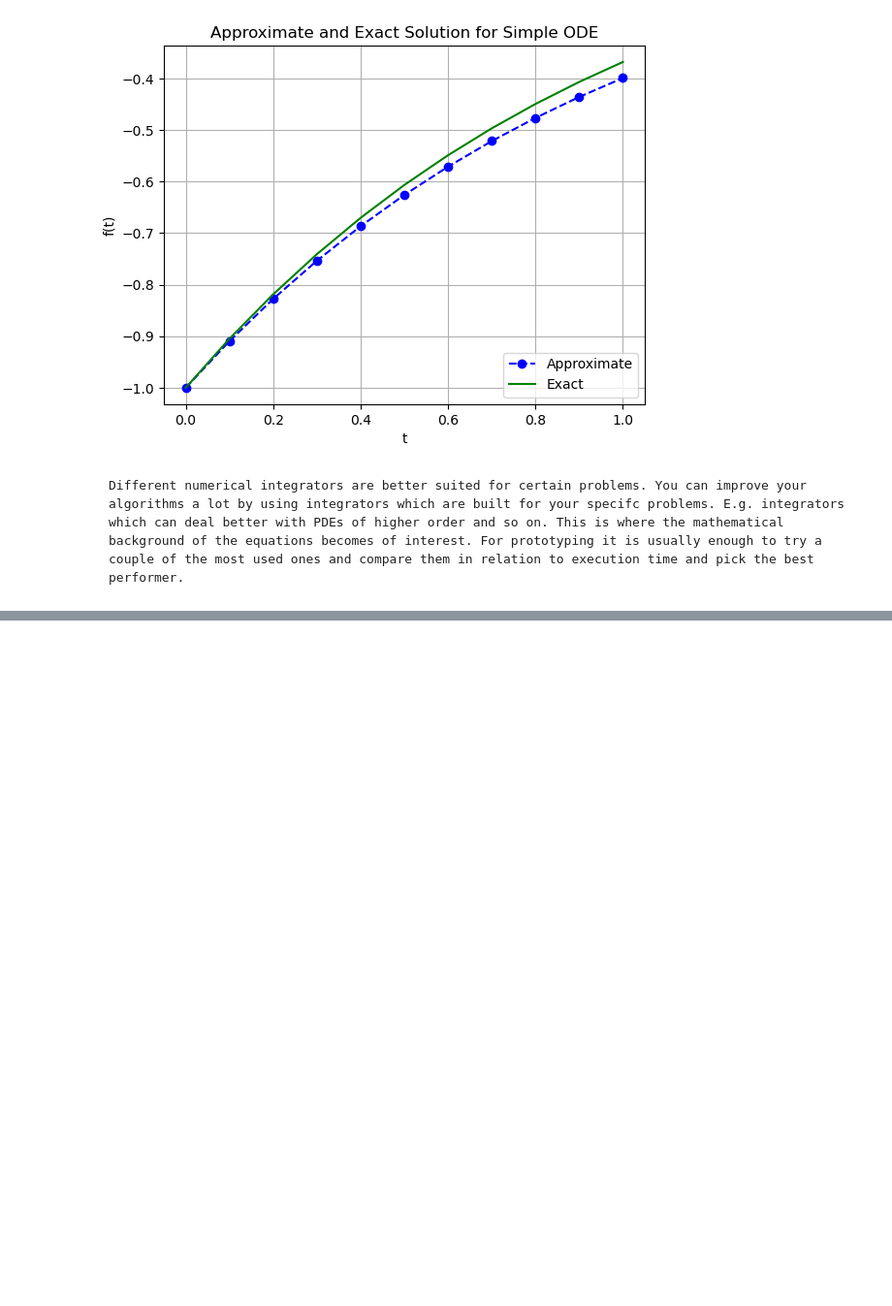
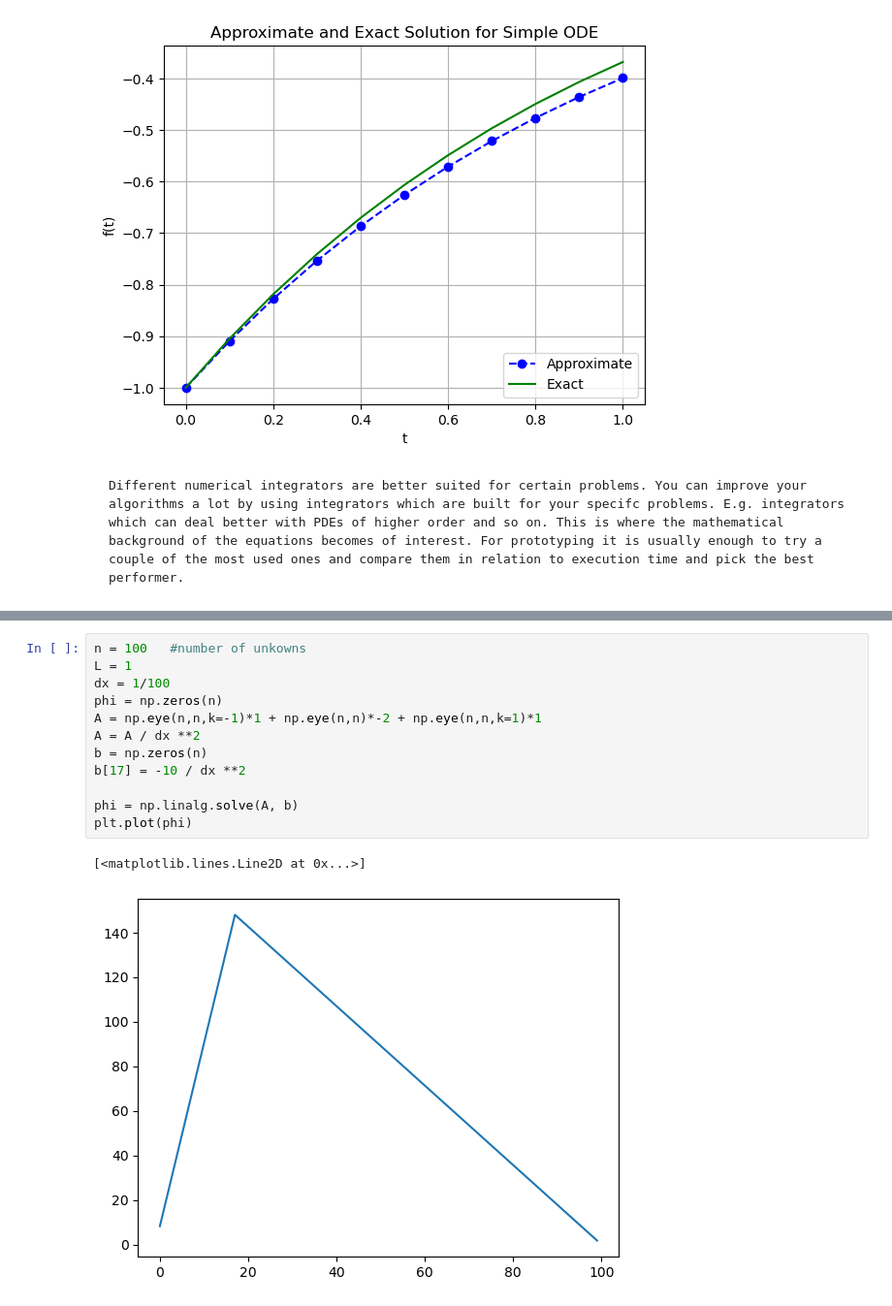
Before and after one commit to bph-tuwien/AdvNum1_Skriptum, a Jupyter notebook: AdvNum1_Book/_build/html/_sources/Numerics_Intro.ipynb, the cells around one changed output, grey strips where cells are left out. Shown at 97% size. Cells and saved outputs as stored; diff of their text form; blank space fills up the shorter version.

```diff
--- a/AdvNum1_Book/_build/html/_sources/Numerics_Intro.ipynb
+++ b/AdvNum1_Book/_build/html/_sources/Numerics_Intro.ipynb
@@ -353,0 +420,15 @@ Different numerical integrators are better suited for certain problems. You can
+# %%
+n = 100   #number of unkowns
+L = 1
+dx = 1/100
+phi = np.zeros(n)
+A = np.eye(n,n,k=-1)*1 + np.eye(n,n)*-2 + np.eye(n,n,k=1)*1
+A = A / dx **2
+b = np.zeros(n)
+b[17] = -10 / dx **2
+
+phi = np.linalg.solve(A, b)
+plt.plot(phi)
+# %% [output]
+[<matplotlib.lines.Line2D at 0x...>]
+[figure, added]
```
Also changed, not shown: parts of 1 cell of this notebook, 17 other files.
